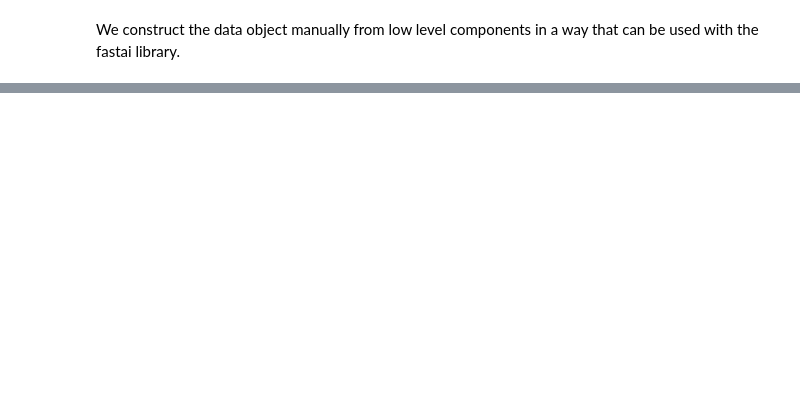
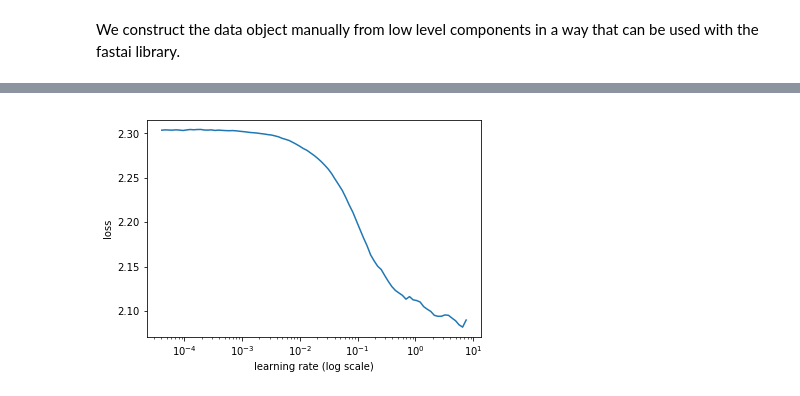
Before and after one commit to radekosmulski/machine_learning_notebooks, a Jupyter notebook: cifar10_fastai_dawnbench.ipynb, the cells around one changed output, grey strips where cells are left out. Saved outputs shown, nothing was run; the diff lists cells and outputs as text; code cells hidden in the pictures; blank space fills up the shorter version.

Commit message:
Update fastai dawnbench

```diff
--- a/cifar10_fastai_dawnbench.ipynb
+++ b/cifar10_fastai_dawnbench.ipynb
@@ -76,0 +87,5 @@ Wall time: 39.6 s
+# %%
+learn = get_learner(wrn_22_fastai(), 512)
+learn.lr_find(wds=1e-4)
+learn.sched.plot(n_skip_end=1)
+# %% [output]
@@ -77 +95,2 @@ Wall time: 39.6 s
+[figure, added]
 # %%
```
Also changed, not shown: parts of 18 cells of this notebook.
